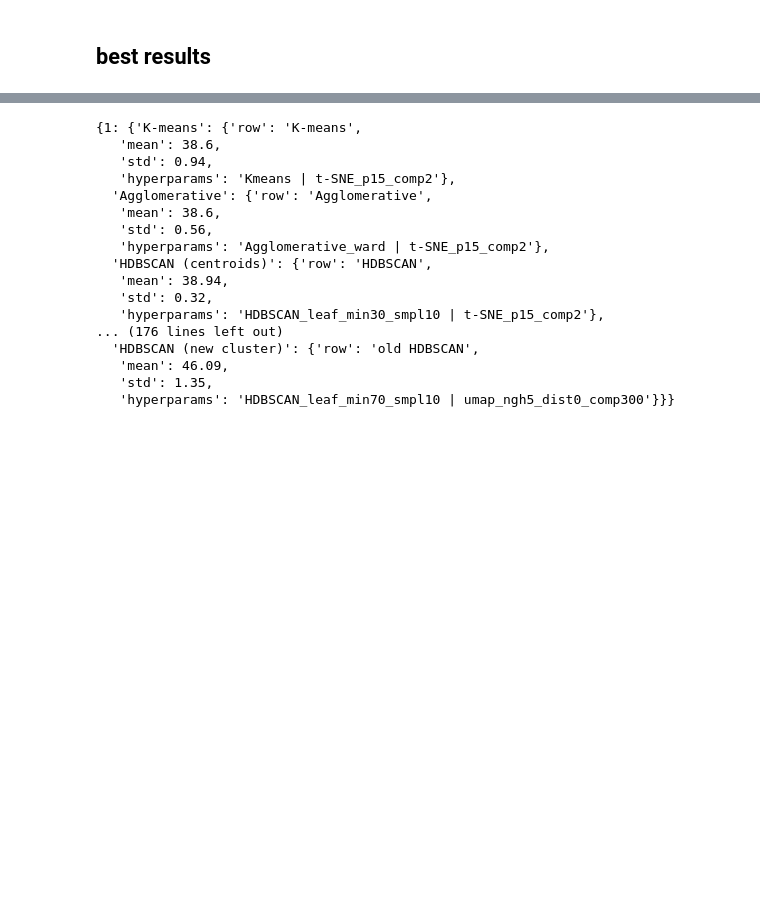
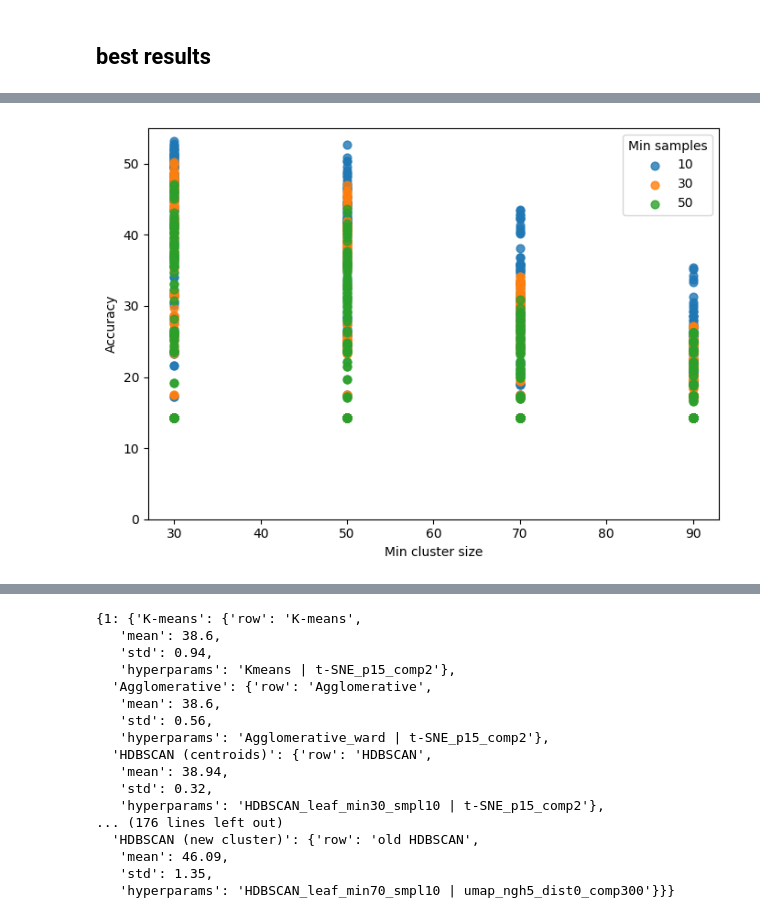
Before and after one commit to PulyaPolya/genres, a Jupyter notebook: ast_embedding_clustering.ipynb, the cells around one changed output, grey strips where cells are left out. Saved outputs shown, nothing was run; the diff lists cells and outputs as text; code cells hidden in the pictures; blank space fills up the shorter version.

```diff
--- a/ast_embedding_clustering.ipynb
+++ b/ast_embedding_clustering.ipynb
@@ -2215,8 +2215,8 @@ for i in range (1, 13):
     df = pd.read_csv(os.path.join(results_path, f"df_layer{layer}_best_results.csv"))
     layer_dict = get_best_results_by_algorithm(df)
     #print(layer_dict)
-    layer_dict["HDBSCAN (centroids)"] = layer_dict.pop("HDBSCAN")
-    layer_dict["HDBSCAN (new cluster)"] = layer_dict.pop("old HDBSCAN")
+    layer_dict["HDBSCAN centroids"] = layer_dict.pop("HDBSCAN")
+    layer_dict["HDBSCAN new cluster"] = layer_dict.pop("old HDBSCAN")
     best_results[13-i] = layer_dict
     # best_red_hdbscan.append(layer_dict["HDBSCAN"]["hyperparams"])
     # best_red_k.append(layer_dict["K-means"]["hyperparams"])
@@ -2282,0 +2308,8 @@ best_results
+# %%
+from collections import Counter
+parameters_total= []
+for key, value  in best_results.items():
+    alg = value["HDBSCAN centroids"]["hyperparams"]
+    parameters = alg.split(" |")[0][7:]
+    parameters_total.append(parameters)
+Counter(parameters_total)
@@ -2282,0 +2427,3 @@ best_results
+# %%
+result = get_hdbscan_dict_layer(-7)
+len(result["HDBSCAN_eom_min30_smpl10"])
@@ -2282,0 +2572,43 @@ best_results
+# %%
+import re
+import pandas as pd
+import matplotlib.pyplot as plt
+
+rows = []
+for key, values in result.items():
+    m = re.search(r"min(\d+)_smpl(\d+)", key)
+    if not m:
+        continue
+
+    min_size = int(m.group(1))
+    samples = int(m.group(2))
+
+    for acc in values:
+        rows.append({
+            "min_size": min_size,
+            "samples": samples,
+            "accuracy": float(acc)
+        })
+
+df = pd.DataFrame(rows)
+
+plt.figure(figsize=(7,5))
+
+for smpl, sub in df.groupby("samples"):
+    plt.scatter(
+        sub["min_size"],
+        sub["accuracy"],
+        label=f"{smpl}",
+        s=40,
+        alpha=0.8
+    )
+
+plt.xlabel("Min cluster size")
+plt.ylabel("Accuracy")
+plt.ylim(0,55)
+plt.legend(title="Min samples")
+plt.tight_layout()
+plt.savefig(r"C:\Polina\master\thesis\annotations\figures\hdbscan_analysis.pdf")
+plt.show()
+# %% [output]
+[figure, added]
```
Also changed, not shown: parts of 28 cells of this notebook.
